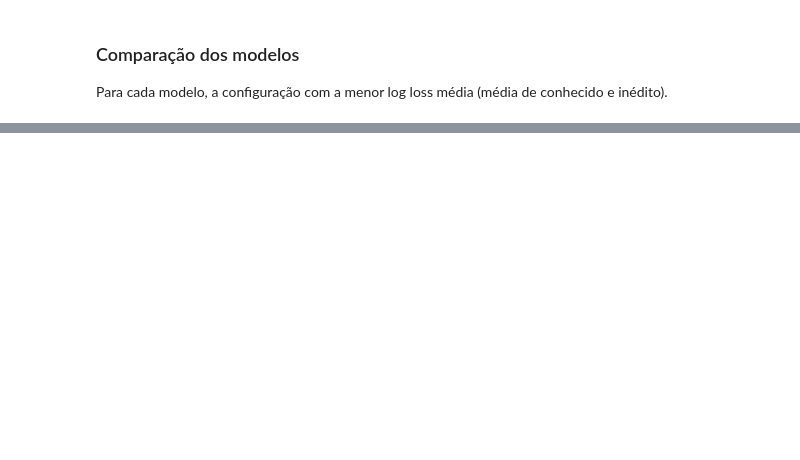
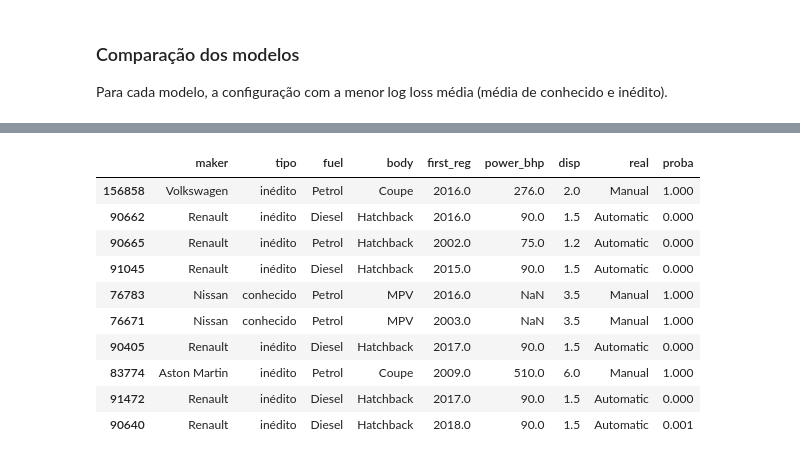
Before and after one commit to antoniosdiass-coder/projeto1, a Jupyter notebook: projeto1.ipynb, the cells around one changed output, grey strips where cells are left out. Saved outputs shown, nothing was run; the diff lists cells and outputs as text; code cells hidden in the pictures; blank space fills up the shorter version.

Commit message:
Modelo 2 finalizado

```diff
--- a/projeto1.ipynb
+++ b/projeto1.ipynb
@@ -3134,0 +3348,27 @@ comparacao_cambio.round(3)
+# %%
+# onde codigo erra
+def tabela_erro_cambio(d, por, minimo=100):
+    """Taxa de erro, % de automáticos real e probabilidade média prevista, por grupo."""
+    t = (d.groupby(por, observed=True)
+          .agg(anuncios=("errou", "size"),
+               erro_pct=("errou", "mean"),
+               automatico_real_pct=("auto", "mean"),
+               proba_media_pct=("proba", "mean")))
+    t[["erro_pct", "automatico_real_pct", "proba_media_pct"]] *= 100
+    return t[t["anuncios"] >= minimo].sort_values("erro_pct", ascending=False).round(1)
+
+
+print("Por combustível:")
+print(tabela_erro_cambio(erros_cambio, "fuel"), "\n")
+print("Por carroceria:")
+print(tabela_erro_cambio(erros_cambio, "body"), "\n")
+print("Por marca (300+ anúncios no teste) — as 10 com mais erro:")
+print(tabela_erro_cambio(erros_cambio, "maker", minimo=300).head(10), "\n")
+
+# "Zona de dúvida": quanto o modelo acerta quando está confiante × quando está em dúvida
+erros_cambio["confianca"] = np.where(erros_cambio["proba"].between(0.2, 0.8),
+                                     "em dúvida (20–80%)", "confiante (<20% ou >80%)")
+print("Confiança do modelo:")
+print(erros_cambio.groupby("confianca").agg(
+    anuncios=("errou", "size"), pct_dos_anuncios=("errou", lambda s: len(s) / len(erros_cambio) * 100),
+    acerto_pct=("errou", lambda s: (1 - s.mean()) * 100)).round(1))
@@ -3134,0 +3393,20 @@ comparacao_cambio.round(3)
+# %%
+# erro + confiante
+# Erros em que o modelo estava muito seguro (>95% ou <5%)
+erros_cambio["certeza"] = (erros_cambio["proba"] - 0.5).abs() * 2   # 0 = dúvida total, 1 = certeza total
+(erros_cambio[erros_cambio["errou"]]
+    .sort_values("certeza", ascending=False)
+    .head(10)[["maker", "tipo", "fuel", "body", "first_reg", "power_bhp", "disp", "real", "proba"]]
+    .round(3))
+# %% [output]
+|  | maker | tipo | fuel | body | first_reg | power_bhp | disp | real | proba |
+| 156858 | Volkswagen | inédito | Petrol | Coupe | 2016.0 | 276.0 | 2.0 | Manual | 1.000 |
+| 90662 | Renault | inédito | Diesel | Hatchback | 2016.0 | 90.0 | 1.5 | Automatic | 0.000 |
+| 90665 | Renault | inédito | Petrol | Hatchback | 2002.0 | 75.0 | 1.2 | Automatic | 0.000 |
+| 91045 | Renault | inédito | Diesel | Hatchback | 2015.0 | 90.0 | 1.5 | Automatic | 0.000 |
+| 76783 | Nissan | conhecido | Petrol | MPV | 2016.0 | NaN | 3.5 | Manual | 1.000 |
+| 76671 | Nissan | conhecido | Petrol | MPV | 2003.0 | NaN | 3.5 | Manual | 1.000 |
+| 90405 | Renault | inédito | Diesel | Hatchback | 2017.0 | 90.0 | 1.5 | Automatic | 0.000 |
+| 83774 | Aston Martin | inédito | Petrol | Coupe | 2009.0 | 510.0 | 6.0 | Manual | 1.000 |
+| 91472 | Renault | inédito | Diesel | Hatchback | 2017.0 | 90.0 | 1.5 | Automatic | 0.000 |
+| 90640 | Renault | inédito | Diesel | Hatchback | 2018.0 | 90.0 | 1.5 | Automatic | 0.001 |
```
Also changed, not shown: parts of 19 cells of this notebook, 2 other files.
